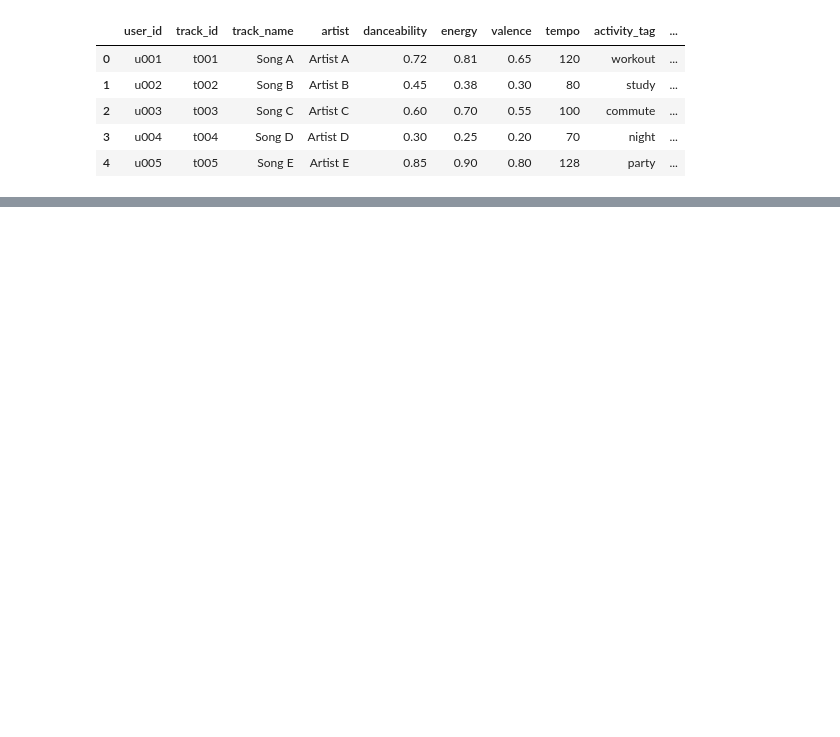
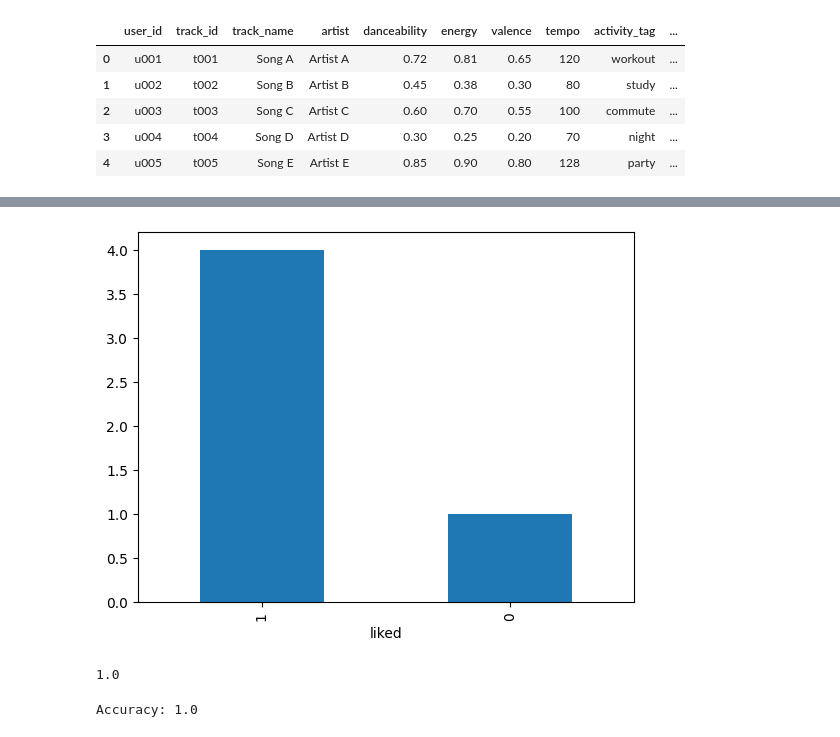
Before and after one commit to jneey2000/ML, a Jupyter notebook: music-context-ml/notebooks/EDA.ipynb, the cells around one changed output, grey strips where cells are left out. Drawn from its saved outputs; the diff is of its cells as text; code cells hidden in the pictures; blank space fills up the shorter version.

```diff
--- a/music-context-ml/notebooks/EDA.ipynb
+++ b/music-context-ml/notebooks/EDA.ipynb
@@ -12,0 +60,38 @@ df.head()
+# %%
+df["liked"].value_counts().plot(kind="bar")
+plt.show()
+# %% [output]
+[figure, added]
+# %%
+from sklearn.model_selection import train_test_split
+from sklearn.ensemble import RandomForestClassifier
+
+X=df[["danceability","energy","valence","tempo"]]
+y=df["liked"]
+
+X_train,X_test,y_train,y_test=train_test_split(
+    X,
+    y,
+    test_size=0.2,
+    random_state=42
+)
+
+model=RandomForestClassifier()
+model.fit(X_train,y_train)
+
+print(model.score(X_test,y_test))
+# %% [output]
+1.0
+# %%
+from sklearn.ensemble import RandomForestClassifier
+
+model=RandomForestClassifier(
+    n_estimators=10,
+    random_state=42
+)
+
+model.fit(X_train,y_train)
+
+print("Accuracy:",model.score(X_test,y_test))
+# %% [output]
+Accuracy: 1.0
```
Also changed, not shown: parts of 7 cells of this notebook, 1 other file.
